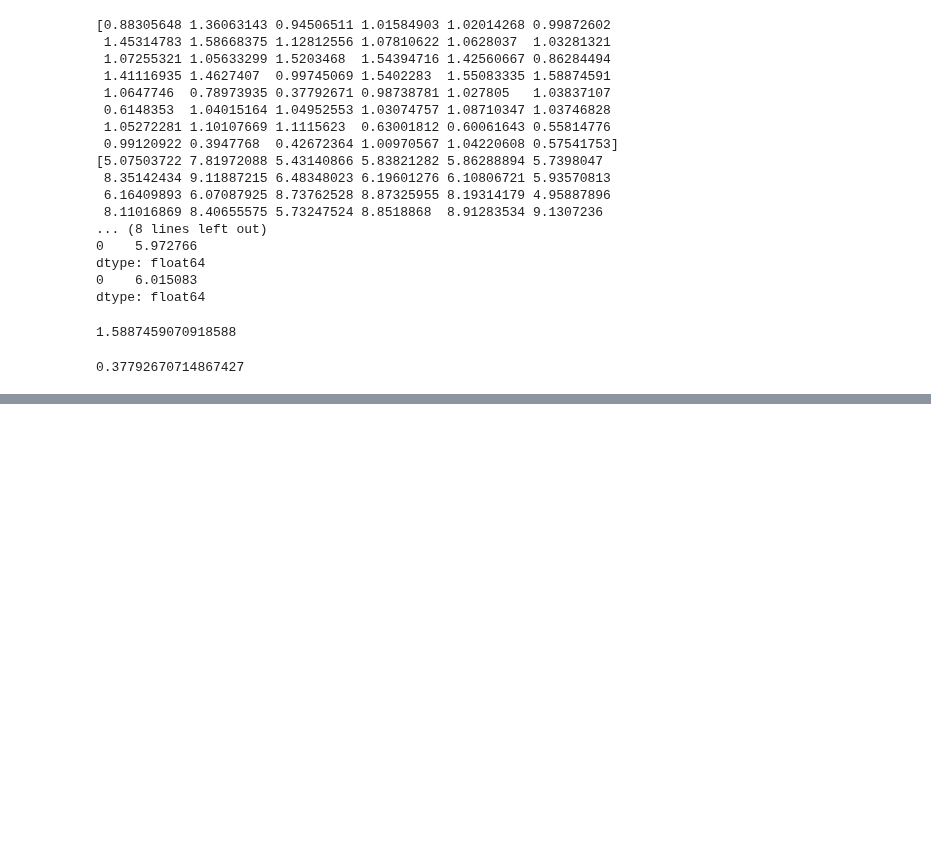
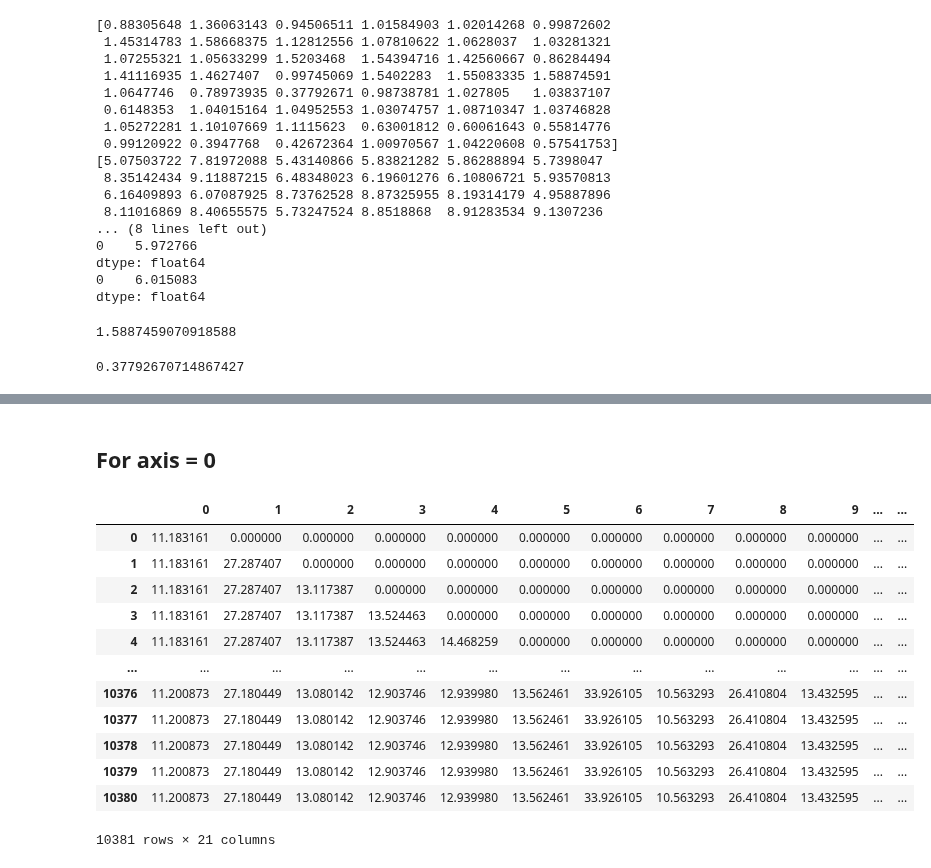
Before and after one commit to enfycius/Bolts, a Jupyter notebook: analysis_distances.ipynb, the cells around one changed output, grey strips where cells are left out. Saved outputs shown, nothing was run; the diff lists cells and outputs as text; code cells hidden in the pictures; blank space fills up the shorter version.

```diff
--- a/analysis_distances.ipynb
+++ b/analysis_distances.ipynb
@@ -559,0 +623,22 @@ errors.to_csv("./errors.csv")
+# %% [markdown]
+## For axis = 0
+# %%
+path = "./output"
+# %%
+measured_x = pd.read_csv(path + "/distances_x.csv", index_col=[0])
+# %%
+measured_x
+# %% [output]
+|  | 0 | 1 | 2 | 3 | 4 | 5 | 6 | 7 | 8 | 9 | ... | ... |
+| 0 | 11.183161 | 0.000000 | 0.000000 | 0.000000 | 0.000000 | 0.000000 | 0.000000 | 0.000000 | 0.000000 | 0.000000 | ... | ... |
+| 1 | 11.183161 | 27.287407 | 0.000000 | 0.000000 | 0.000000 | 0.000000 | 0.000000 | 0.000000 | 0.000000 | 0.000000 | ... | ... |
+| 2 | 11.183161 | 27.287407 | 13.117387 | 0.000000 | 0.000000 | 0.000000 | 0.000000 | 0.000000 | 0.000000 | 0.000000 | ... | ... |
+| 3 | 11.183161 | 27.287407 | 13.117387 | 13.524463 | 0.000000 | 0.000000 | 0.000000 | 0.000000 | 0.000000 | 0.000000 | ... | ... |
+| 4 | 11.183161 | 27.287407 | 13.117387 | 13.524463 | 14.468259 | 0.000000 | 0.000000 | 0.000000 | 0.000000 | 0.000000 | ... | ... |
+| ... | ... | ... | ... | ... | ... | ... | ... | ... | ... | ... | ... | ... |
+| 10376 | 11.200873 | 27.180449 | 13.080142 | 12.903746 | 12.939980 | 13.562461 | 33.926105 | 10.563293 | 26.410804 | 13.432595 | ... | ... |
+| 10377 | 11.200873 | 27.180449 | 13.080142 | 12.903746 | 12.939980 | 13.562461 | 33.926105 | 10.563293 | 26.410804 | 13.432595 | ... | ... |
+| 10378 | 11.200873 | 27.180449 | 13.080142 | 12.903746 | 12.939980 | 13.562461 | 33.926105 | 10.563293 | 26.410804 | 13.432595 | ... | ... |
+| 10379 | 11.200873 | 27.180449 | 13.080142 | 12.903746 | 12.939980 | 13.562461 | 33.926105 | 10.563293 | 26.410804 | 13.432595 | ... | ... |
+| 10380 | 11.200873 | 27.180449 | 13.080142 | 12.903746 | 12.939980 | 13.562461 | 33.926105 | 10.563293 | 26.410804 | 13.432595 | ... | ... |
+10381 rows × 21 columns
```
Also changed, not shown: parts of 65 cells of this notebook.
